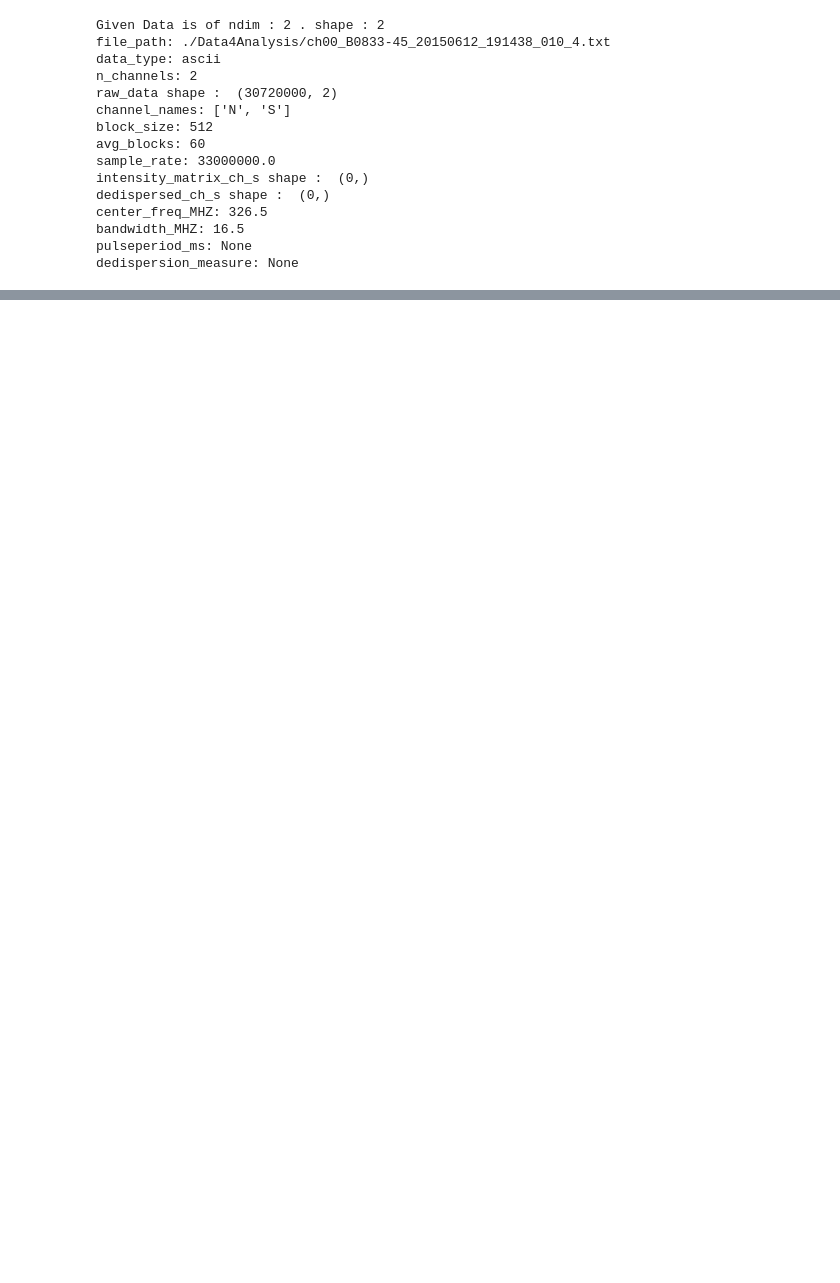
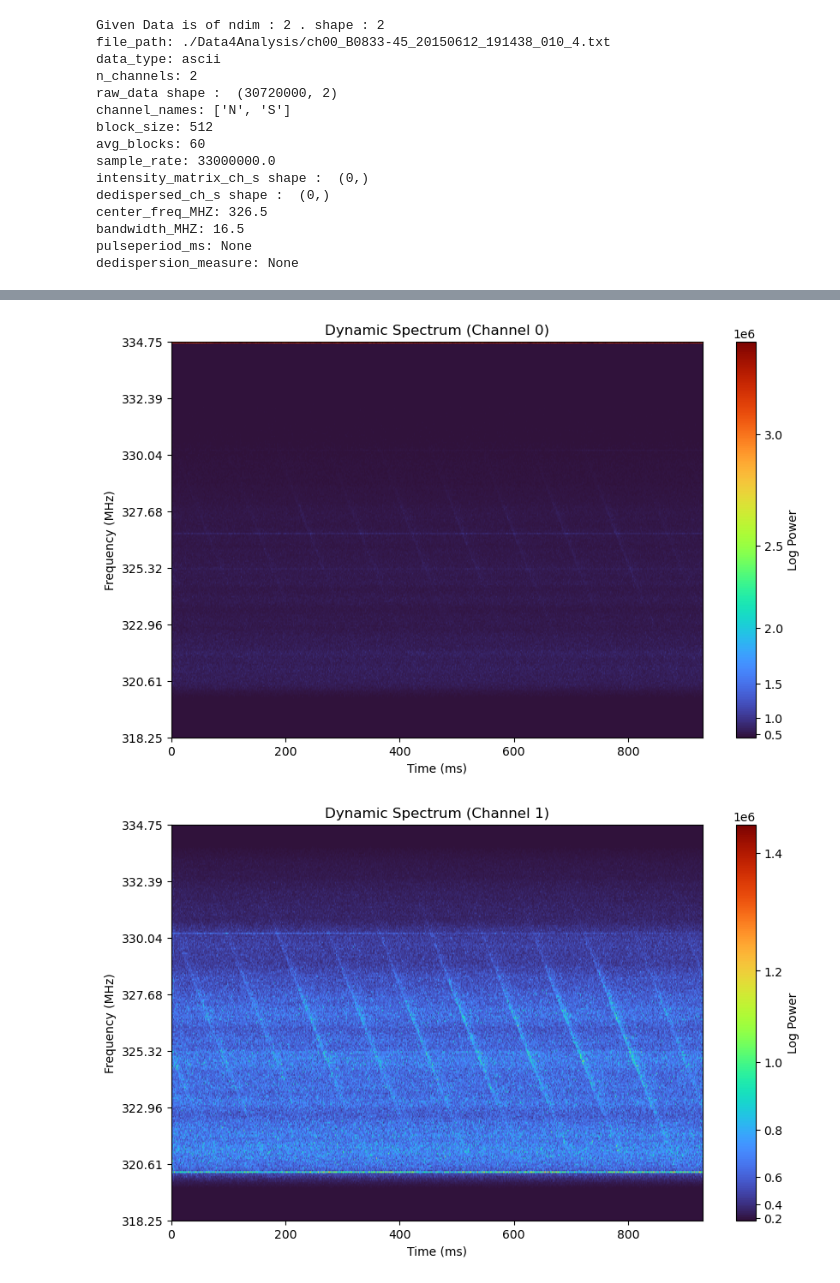
Before and after one commit to ashwin-r-k/PulsarAnalyticsKit, a Jupyter notebook: NoteBook_PULSAR_DATA_Analysis_FINAL.ipynb, the cells around one changed output, grey strips where cells are left out. Cells and saved outputs as stored; diff of their text form; code cells hidden in the pictures; blank space fills up the shorter version.

```diff
--- a/NoteBook_PULSAR_DATA_Analysis_FINAL.ipynb
+++ b/NoteBook_PULSAR_DATA_Analysis_FINAL.ipynb
@@ -155 +141,8 @@ Not enough peaks found to estimate period.
+# %%
+vela.compute_intensity_matrix()
+plot_intensity_matrix(vela,channel = 0)
+plot_intensity_matrix(vela,channel = 1)
+# %% [output]
+[figure, added]
+[figure, added]
 # %%
```
Also changed, not shown: parts of 16 cells of this notebook, 3 other files.
